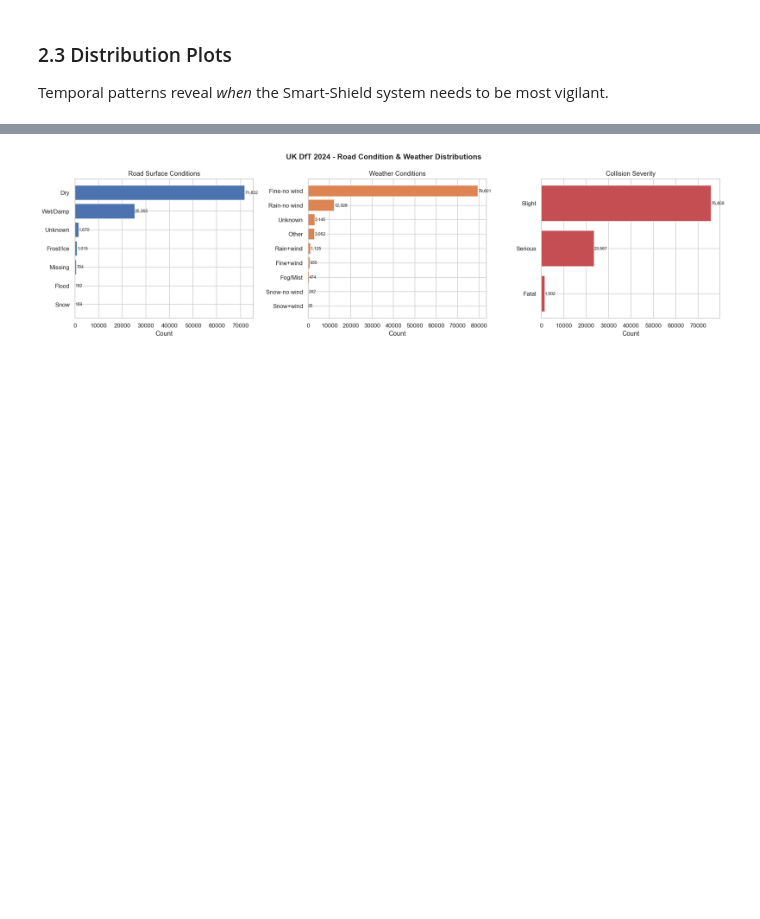
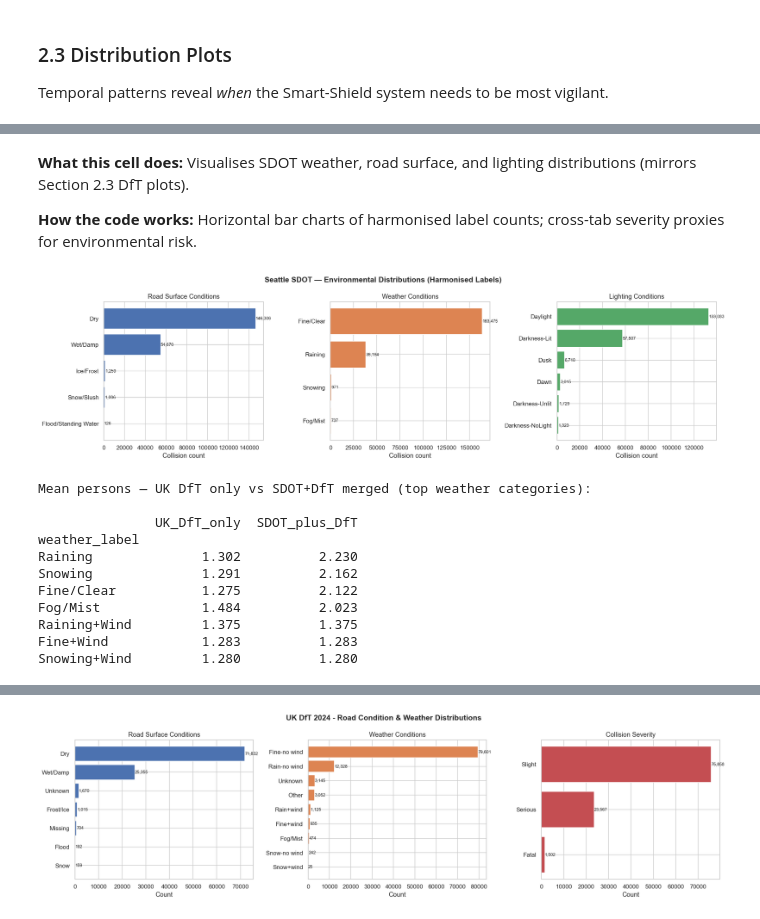
Before and after one commit to afolabi-adesina-m/Smart-Shield-AI, a Jupyter notebook: notebooks/capstone_with_results.ipynb, the cells around one changed output, grey strips where cells are left out. Drawn from its saved outputs; the diff is of its cells as text; code cells hidden in the pictures; blank space fills up the shorter version.

```diff
--- a/notebooks/capstone_with_results.ipynb
+++ b/notebooks/capstone_with_results.ipynb
@@ -777,0 +1527,45 @@ the CNN road-surface label scheme.
+# %% [markdown]
+**What this cell does:** Visualises SDOT weather, road surface, and lighting distributions (mirrors Section 2.3 DfT plots).
+
+**How the code works:** Horizontal bar charts of harmonised label counts; cross-tab severity proxies for environmental risk.
+# %%
+# ── SDOT distribution plots (harmonised labels) ─────────────────────────────
+fig, axes = plt.subplots(1, 3, figsize=(18, 5))
+fig.suptitle("Seattle SDOT — Environmental Distributions (Harmonised Labels)",
+             fontsize=14, fontweight="bold")
+
+for ax, col, title, color in [
+    (axes[0], "rsc_label",     "Road Surface Conditions", "#4C72B0"),
+    (axes[1], "weather_label", "Weather Conditions",       "#DD8452"),
+    (axes[2], "light_label",   "Lighting Conditions",      "#55A868"),
+]:
+    vc = sdot_harmonised[col].value_counts()
+    ax.barh(vc.index, vc.values, color=color)
+    ax.set_title(title)
+    ax.set_xlabel("Collision count")
+    ax.invert_yaxis()
+    for i, v in enumerate(vc.values):
+        ax.text(v + 50, i, f"{v:,}", va="center", fontsize=8)
+
+plt.tight_layout()
+plt.show()
+
+# Merged vs UK-only quick comparison (mean persons by weather)
+print("Mean persons — UK DfT only vs SDOT+DfT merged (top weather categories):\n")
+uk_only = dft_harmonised.groupby("weather_label")["number_of_casualties"].mean()
+merged  = df_paper2_merged.groupby("weather_label")["number_of_casualties"].mean()
+cmp = pd.DataFrame({"UK_DfT_only": uk_only, "SDOT_plus_DfT": merged}).round(3)
+print(cmp.sort_values("SDOT_plus_DfT", ascending=False).to_string())
+# %% [output]
+[figure, added]
+Mean persons — UK DfT only vs SDOT+DfT merged (top weather categories):
+
+               UK_DfT_only  SDOT_plus_DfT
+weather_label
+Raining              1.302          2.230
+Snowing              1.291          2.162
+Fine/Clear           1.275          2.122
+Fog/Mist             1.484          2.023
+Raining+Wind         1.375          1.375
+Fine+Wind            1.283          1.283
+Snowing+Wind         1.280          1.280
```
Also changed, not shown: parts of 204 cells of this notebook, 23 other files.
